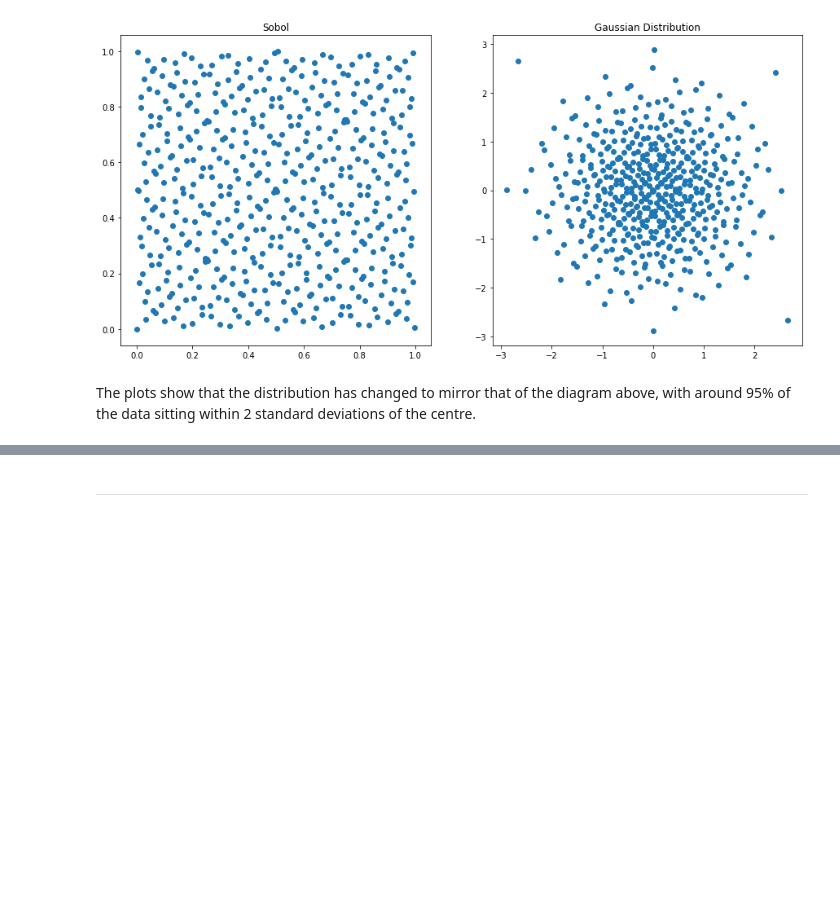
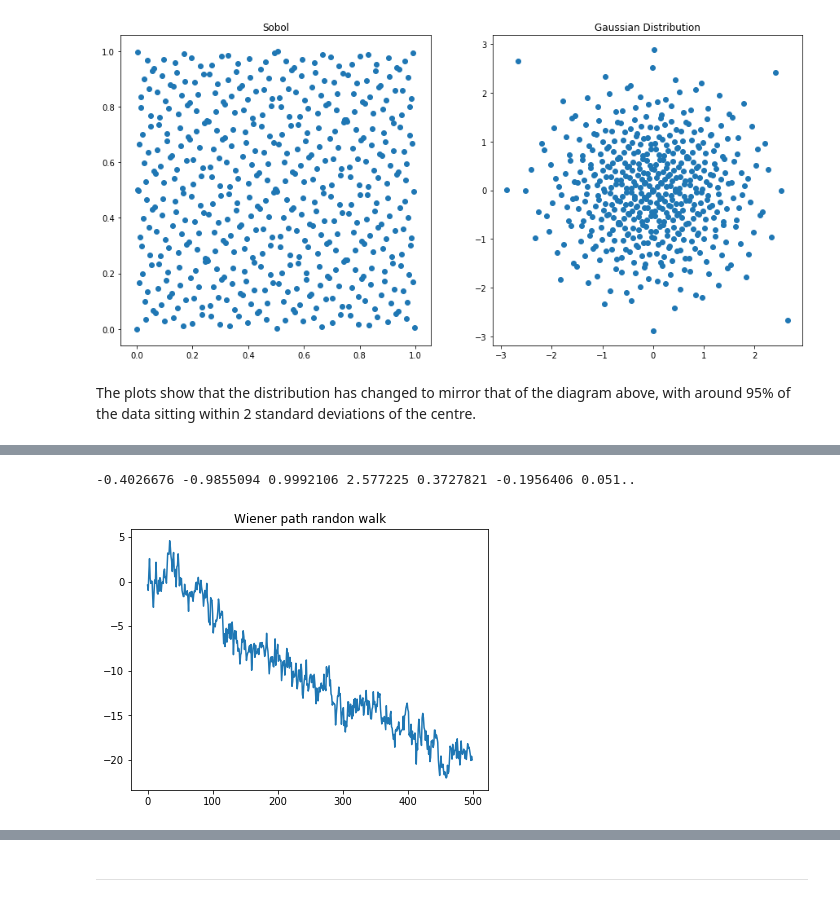
Before and after one commit to dmorgankx/optionpricing, a Jupyter notebook: SobolOptionPricing.ipynb, the cells around one changed output, grey strips where cells are left out. Saved outputs shown, nothing was run; the diff lists cells and outputs as text; code cells hidden in the pictures; blank space fills up the shorter version.

```diff
--- a/SobolOptionPricing.ipynb
+++ b/SobolOptionPricing.ipynb
@@ -278,0 +264,9 @@ show sp:spath[;`bb`sobol!(bb;1b);pd]each npaths#nsteps
+# %%
+d:`bb`sobol!(bbex;1b)
+show w:wpath[nsteps;d]
+plt[`:title]"Wiener path randon walk";
+plt[`:plot]w;
+plt[`:show][];
+# %% [output]
+-0.4026676 -0.9855094 0.9992106 2.577225 0.3727821 -0.1956406 0.051..
+[figure, added]
```
Also changed, not shown: parts of 37 cells of this notebook.
